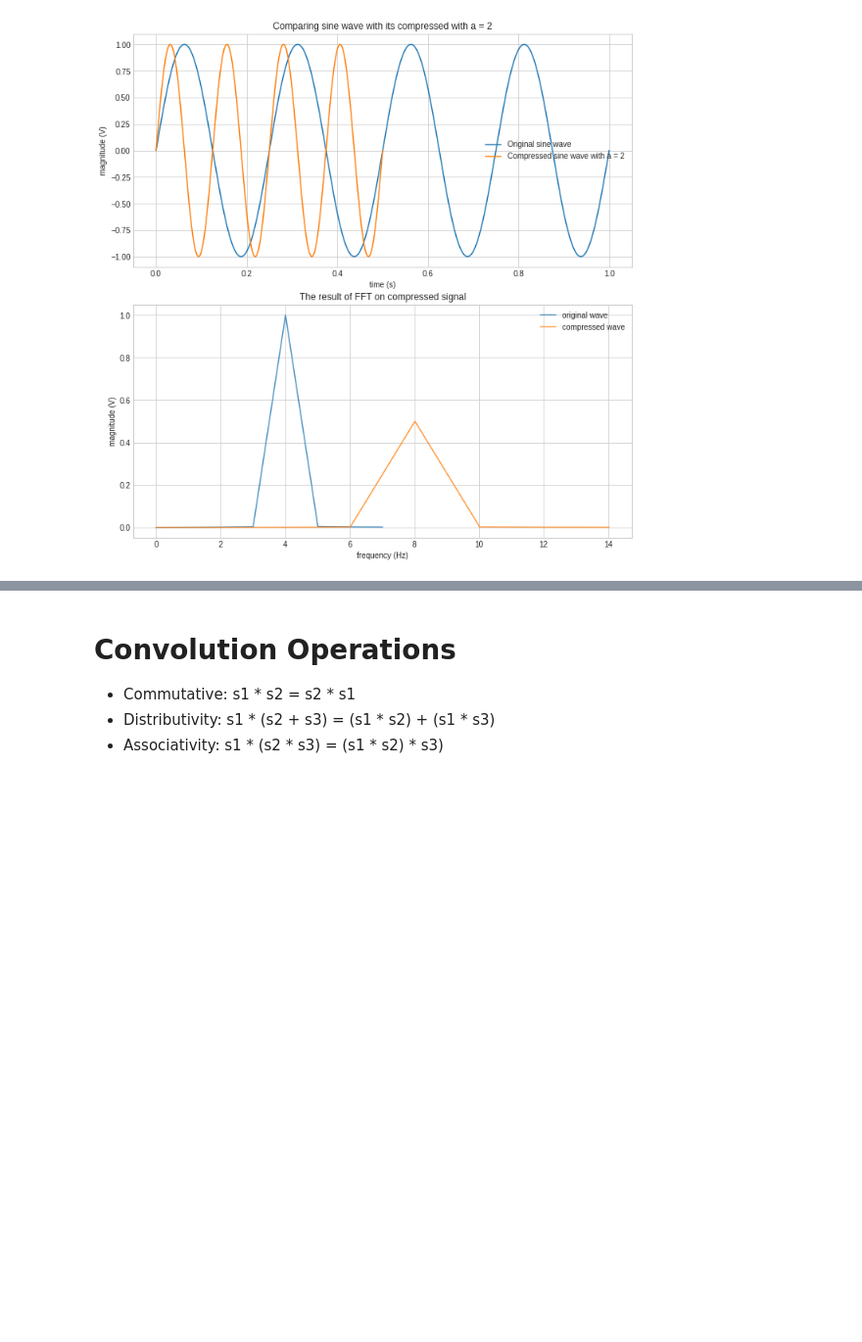
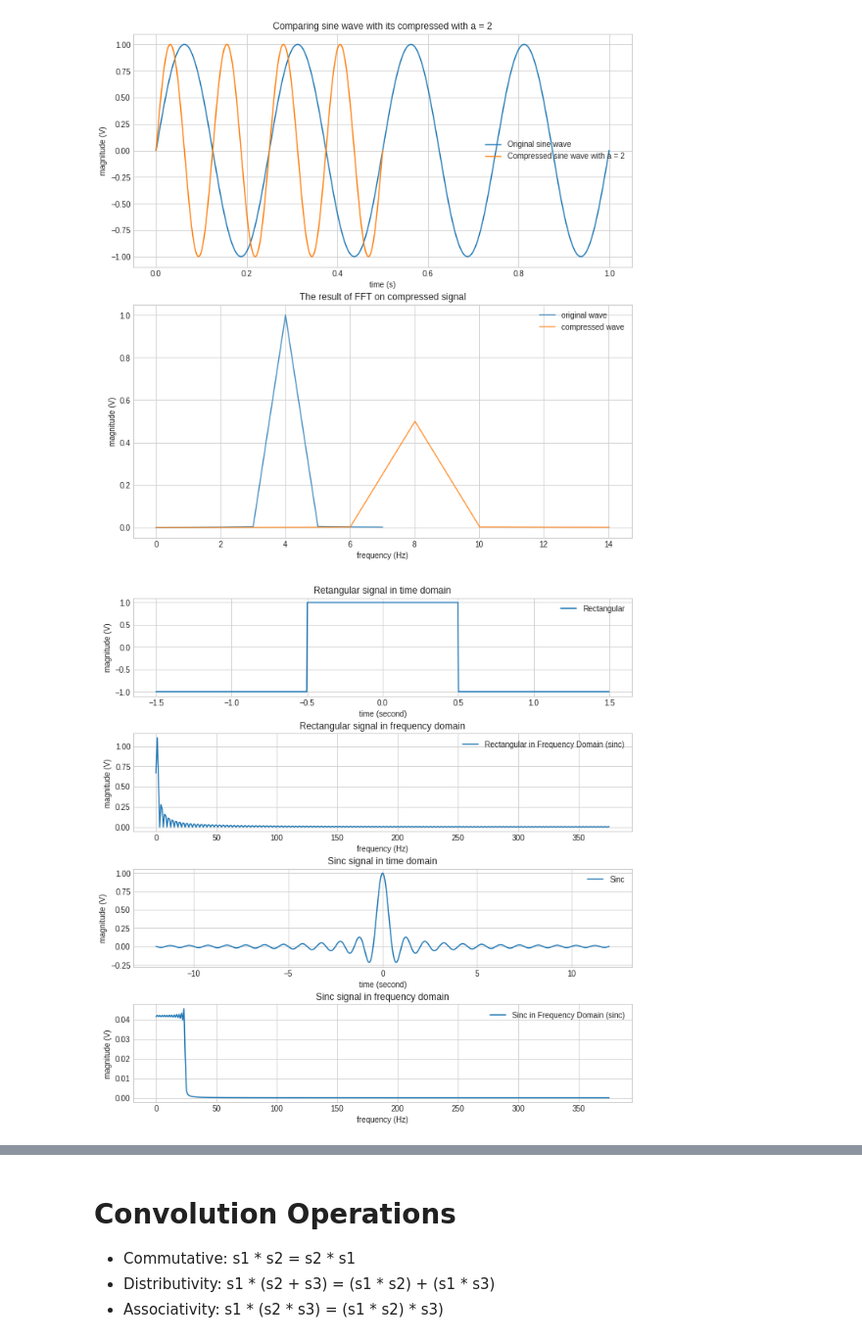
Before and after one commit to akraradets/2020AugSignalProcessing, a Jupyter notebook: lab/lab-3/lab3.ipynb, the cells around one changed output, grey strips where cells are left out. Shown at 98% size. Saved outputs shown, nothing was run; the diff lists cells and outputs as text; code cells hidden in the pictures; blank space fills up the shorter version.

```diff
--- a/lab/lab-3/lab3.ipynb
+++ b/lab/lab-3/lab3.ipynb
@@ -263,3 +263,45 @@ ax[1].legend()
 plt.show()
 # %% [output]
 [figure]
+# %%
+# 3. Duality: V(t) ↔ v(−f)
+fs = 750
+f = 0.5
+t = np.linspace(-1.5,1.5-(1/fs),fs)
+rect = signal.square(2 * np.pi * f * (t+0.5))
+fig,ax = createSubplot(4)
+ax[0].plot(t,rect,label='Rectangular')
+ax[0].set_xlabel('time (second)')
+ax[0].set_ylabel('magnitude (V)')
+ax[0].set_title('Retangular signal in time domain')
+ax[0].legend()
+
+o_m,o_f = calFFT(rect,fs)
+o_h = np.argmax(o_m)
+ax[1].plot(o_f,o_m,label=f"Rectangular in Frequency Domain (sinc)")
+ax[1].set_xlabel('frequency (Hz)')
+ax[1].set_ylabel('magnitude (V)')
+ax[1].set_title('Rectangular signal in frequency domain')
+ax[1].legend()
+
+t = np.linspace(-12,12,fs)
+sinc = np.sinc(2*t)
+# print(sinc)
+ax[2].plot(t,sinc,label='Sinc')
+ax[2].set_xlabel('time (second)')
+ax[2].set_ylabel('magnitude (V)')
+ax[2].set_title('Sinc signal in time domain')
+ax[2].legend()
+
+o_m,o_f = calFFT(sinc,fs)
+o_h = np.argmax(o_m)
+ax[3].plot(o_f,o_m,label=f"Sinc in Frequency Domain (sinc)")
+ax[3].set_xlabel('frequency (Hz)')
+ax[3].set_ylabel('magnitude (V)')
+ax[3].set_title('Sinc signal in frequency domain')
+ax[3].legend()
+
+
+plt.show()
+# %% [output]
+[figure, added]
```
Also changed, not shown: parts of 5 cells of this notebook, 1 other file.
